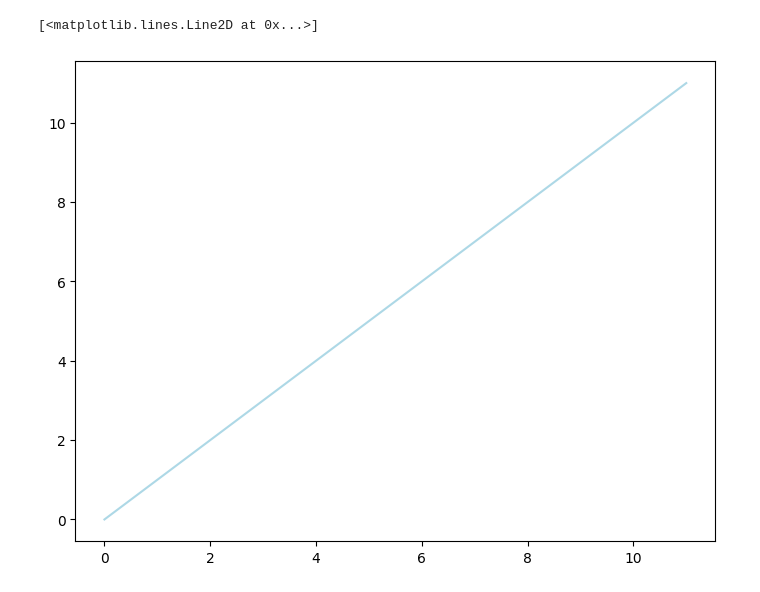
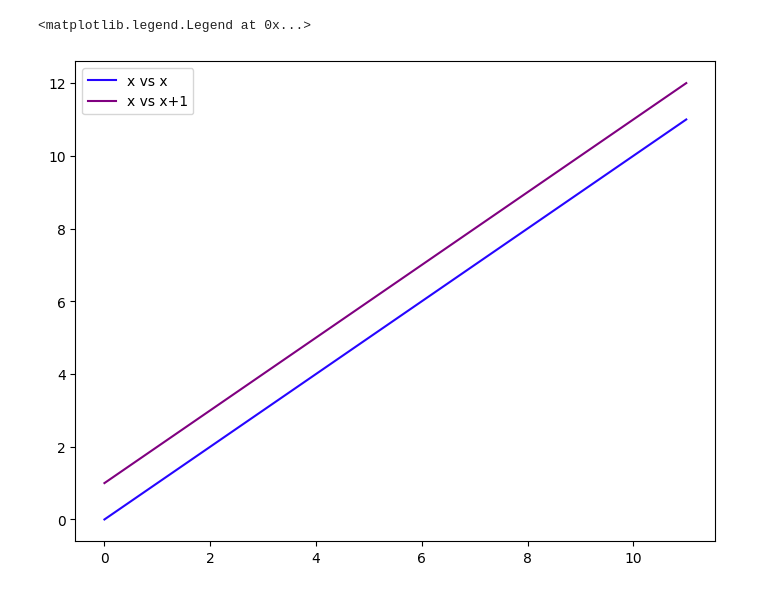
Before and after one commit to che711/DS_ML_course, a Jupyter notebook: lesson4_Matplotlib/lesson4_graphs_colors.ipynb, the cells around one changed output. Cells and saved outputs as stored; diff of their text form; code cells hidden in the pictures.

```diff
--- a/lesson4_Matplotlib/lesson4_graphs_colors.ipynb
+++ b/lesson4_Matplotlib/lesson4_graphs_colors.ipynb
@@ -6,8 +6,10 @@ x = np.linspace(0,11,10)
 # %%
 fig = plt.figure()
 
 ax = fig.add_axes([0,0,1,1])
-ax.plot(x,x,color='lightblue')
+ax.plot(x,x,color='#2605ff', label='x vs x') # hex code also supports
+ax.plot(x,x+1,color='purple', label='x vs x+1') # hex code also supports
+ax.legend()
 # %% [output]
-[<matplotlib.lines.Line2D at 0x...>]
+<matplotlib.legend.Legend at 0x...>
-[figure, old version]
+[figure, new version]
```
Also changed, not shown: parts of 5 cells of this notebook.
